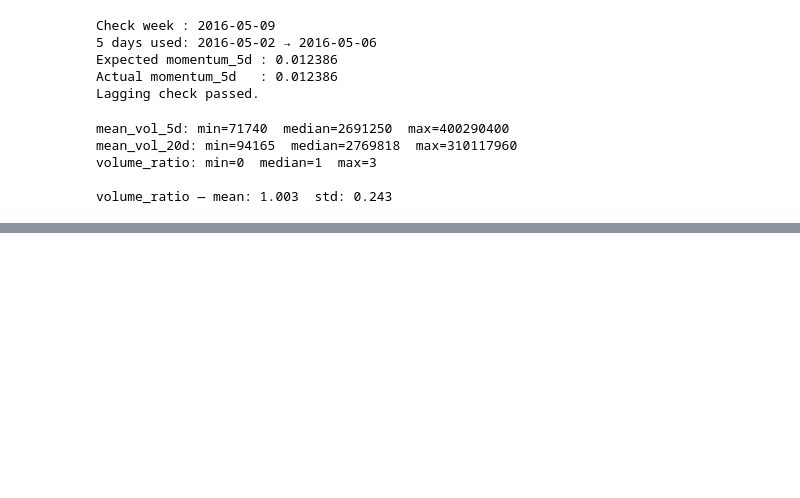
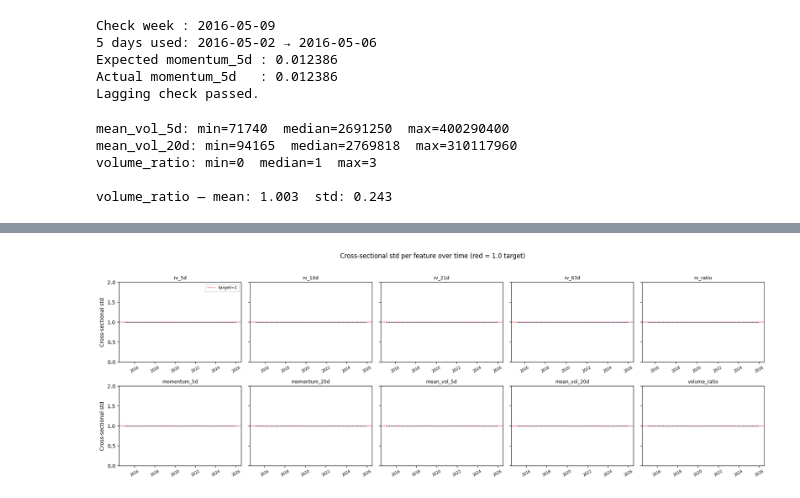
Before and after one commit to waderylan/sp500-gnn, a Jupyter notebook: notebooks/02_features.ipynb, the cells around one changed output, grey strips where cells are left out. Saved outputs shown, nothing was run; the diff lists cells and outputs as text; code cells hidden in the pictures; blank space fills up the shorter version.

```diff
--- a/notebooks/02_features.ipynb
+++ b/notebooks/02_features.ipynb
@@ -148,0 +169,20 @@ volume_ratio — mean: 1.003  std: 0.243
+# %%
+import json
+
+with open(f"{config.DATA_FEATURES_DIR}/features_meta.json") as fh:
+    meta = json.load(fh)
+print("Saved shape:", meta["shape"])
+print("Feature names:", meta["feature_names"])
+
+# Normalization check: mean≈0, std≈1 at 10 random time steps after warm-up
+rng = np.random.default_rng(config.RANDOM_SEED)
+num_weeks, num_stocks, num_feats = features.shape
+eligible = [i for i in range(63, num_weeks) if not np.isnan(features[i]).any()]
+check_rows = rng.choice(eligible, size=min(10, len(eligible)), replace=False)
+
+print(f"\nNormalization check at {len(check_rows)} random time steps:")
+print(f"{'Feature':<16}  {'mean range':>22}  {'std range':>22}")
+for f_idx, fname in enumerate(feature_names):
+    means = [np.nanmean(features[t, :, f_idx]) for t in check_rows]
+    stds  = [np.nanstd(features[t, :, f_idx])  for t in check_rows]
+    print(f"  {fname:<14}  [{min(means):+.4f}, {max(means):+.4f}]  [{min(stds):.4f}, {max(stds):.4f}]")
@@ -148,0 +285,24 @@ volume_ratio — mean: 1.003  std: 0.243
+# %%
+fig, axes = plt.subplots(2, 5, figsize=(18, 6), sharey=True)
+axes_flat = axes.flatten()
+
+for f_idx, fname in enumerate(feature_names):
+    cs_std = pd.Series(
+        [np.nanstd(features[t, :, f_idx]) for t in range(num_weeks)],
+        index=weeks,
+    )
+    axes_flat[f_idx].plot(cs_std.index, cs_std.values, linewidth=0.7)
+    axes_flat[f_idx].axhline(1.0, color="r", linestyle="--", linewidth=0.9, label="target=1")
+    axes_flat[f_idx].set_title(fname, fontsize=9)
+    axes_flat[f_idx].set_ylim(0, 2.0)
+    axes_flat[f_idx].tick_params(axis="x", labelsize=7, rotation=30)
+
+axes_flat[0].set_ylabel("Cross-sectional std")
+axes_flat[5].set_ylabel("Cross-sectional std")
+axes_flat[0].legend(fontsize=8)
+
+plt.suptitle("Cross-sectional std per feature over time (red = 1.0 target)", y=1.02)
+plt.tight_layout()
+plt.show()
+# %% [output]
+[figure, added]
```
Also changed, not shown: parts of 13 cells of this notebook, 3 other files.
